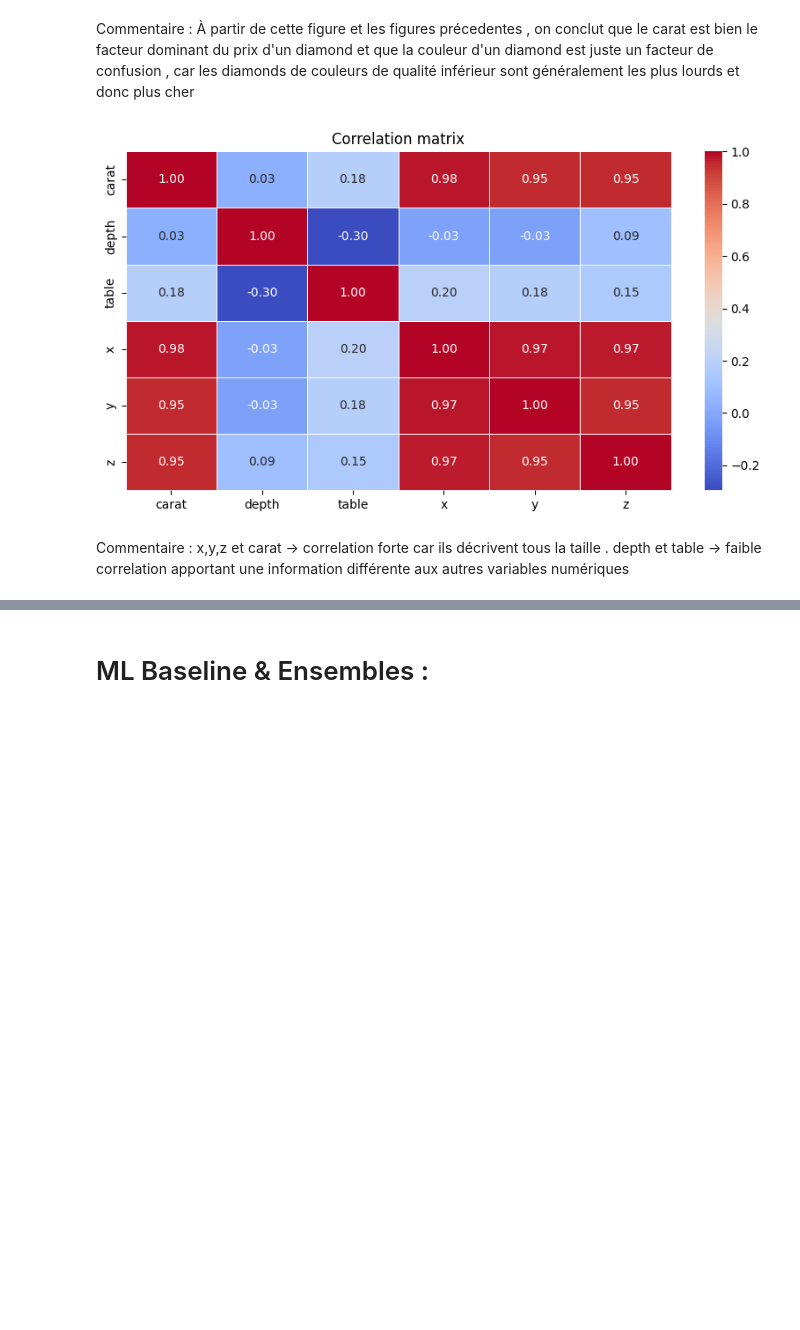
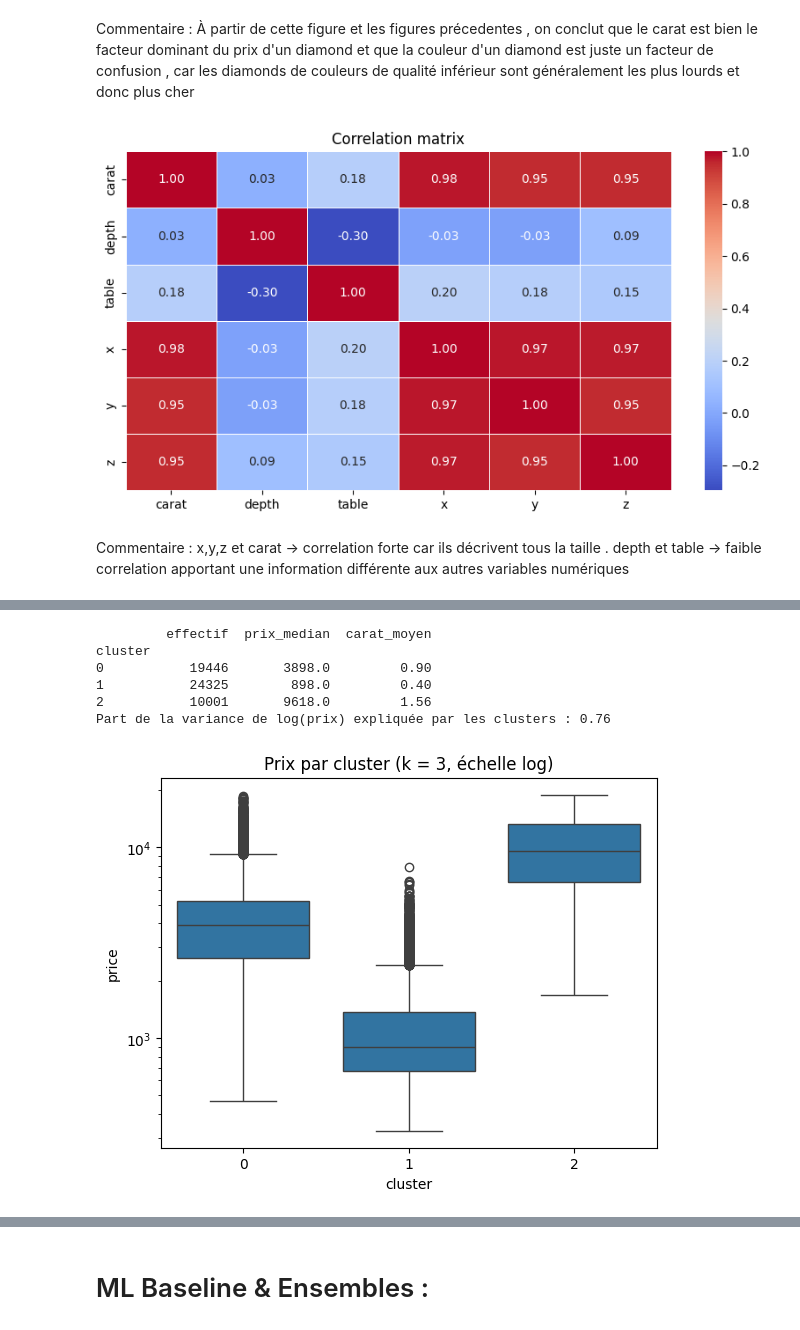
Before and after one commit to aminebadi3/PROJET-AAA, a Jupyter notebook: MLPRO.ipynb, the cells around one changed output, grey strips where cells are left out. Drawn from its saved outputs; the diff is of its cells as text; code cells hidden in the pictures; blank space fills up the shorter version.

```diff
--- a/MLPRO.ipynb
+++ b/MLPRO.ipynb
@@ -149,0 +188,5 @@ Commentaire : x,y,z et carat -> correlation forte car ils décrivent tous la tai
+# %%
+print("Valeurs manquantes :", int(data.isna().sum().sum()))
+print("Doublons :", int(data.duplicated().sum()))
+for col in ["x", "y", "z"]:
+    print(f"{col} : {(data[col] == 0).sum()} valeurs nulles | max = {data[col].max()} mm")
@@ -149,0 +230,6 @@ Commentaire : x,y,z et carat -> correlation forte car ils décrivent tous la tai
+# %%
+# Codage ordinal des catégories (ordre de qualité croissant), puis corrélation de Spearman (relations monotones)
+df_code = df.copy()
+for col, ordre in zip(["cut", "color", "clarity"], [cut_order, color_order, clarity_order]):
+    df_code[col] = df_code[col].map({v: i for i, v in enumerate(ordre)})
+df_code.corr(method="spearman")["price"].drop("price").sort_values(ascending=False)
@@ -149,0 +251,11 @@ Commentaire : x,y,z et carat -> correlation forte car ils décrivent tous la tai
+# %%
+cols_clu = ["carat", "depth", "table", "x", "y", "z", "cut", "color", "clarity"]
+Z = StandardScaler().fit_transform(df_code[cols_clu])
+
+pca = PCA().fit(Z)
+print("Variance expliquée cumulée (ACP) :", pca.explained_variance_ratio_.cumsum().round(2))
+
+echantillon = np.random.RandomState(0).choice(len(Z), 8000, replace=False)
+for k in range(2, 8):
+    km = KMeans(n_clusters=k, n_init=10, random_state=0).fit(Z)
+    print(f"k = {k} | inertie = {km.inertia_:.0f} | silhouette = {silhouette_score(Z[echantillon], km.labels_[echantillon]):.3f}")
@@ -149,0 +270,23 @@ Commentaire : x,y,z et carat -> correlation forte car ils décrivent tous la tai
+# %%
+km3 = KMeans(n_clusters=3, n_init=10, random_state=0).fit(Z)
+df_clu = df.assign(cluster=km3.labels_)
+print(df_clu.groupby("cluster").agg(effectif=("price", "size"), prix_median=("price", "median"),
+                                    carat_moyen=("carat", "mean")).round(2))
+
+log_prix = np.log(df_clu["price"])
+moyenne_par_cluster = log_prix.groupby(df_clu["cluster"]).transform("mean")
+eta2 = 1 - ((log_prix - moyenne_par_cluster) ** 2).sum() / ((log_prix - log_prix.mean()) ** 2).sum()
+print(f"Part de la variance de log(prix) expliquée par les clusters : {eta2:.2f}")
+
+sns.boxplot(data=df_clu, x="cluster", y="price")
+plt.yscale("log")
+plt.title("Prix par cluster (k = 3, échelle log)")
+plt.show()
+# %% [output]
+         effectif  prix_median  carat_moyen
+cluster
+0           19446       3898.0         0.90
+1           24325        898.0         0.40
+2           10001       9618.0         1.56
+Part de la variance de log(prix) expliquée par les clusters : 0.76
+[figure, added]
```
Also changed, not shown: parts of 29 cells of this notebook.
